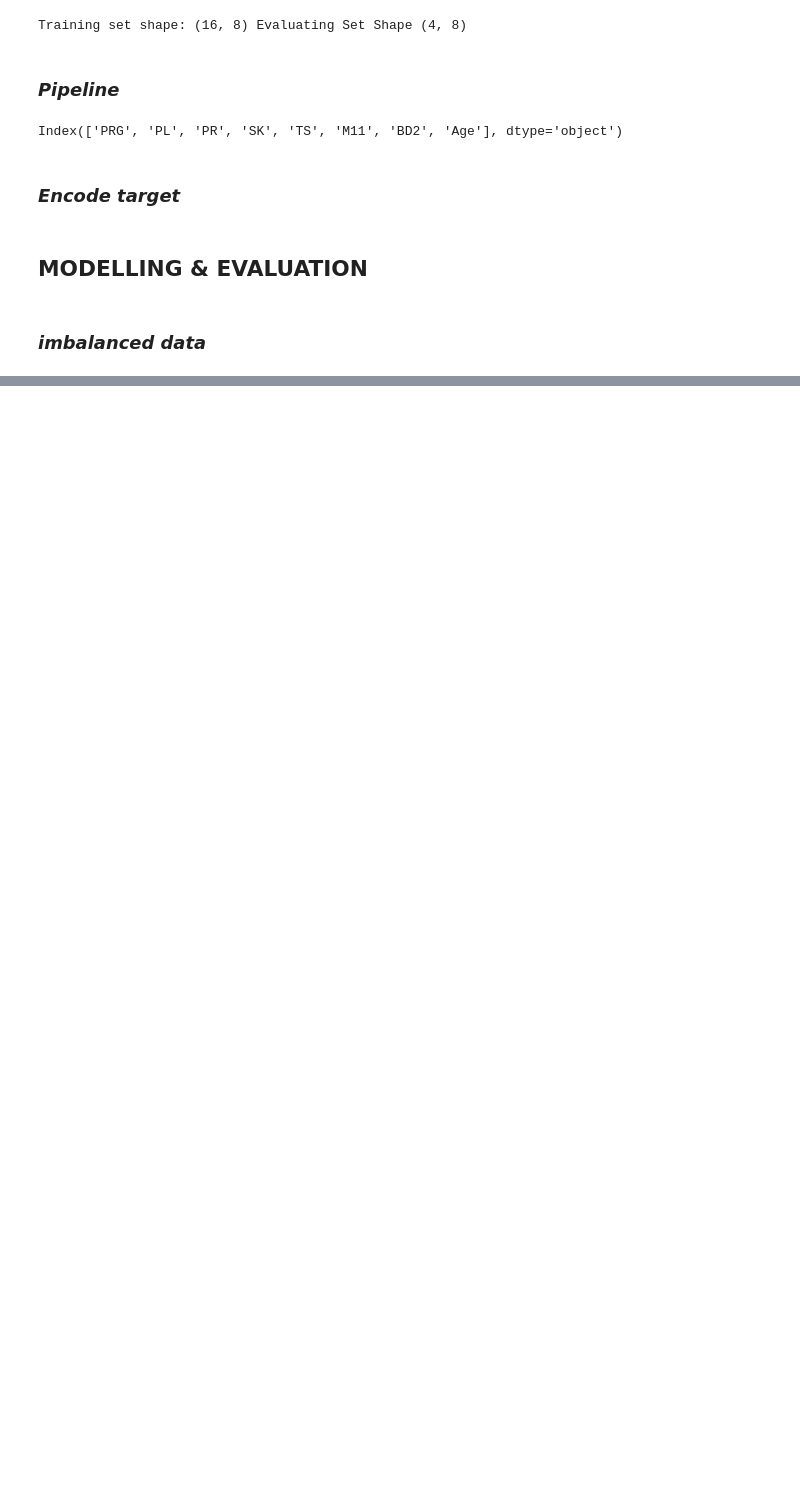
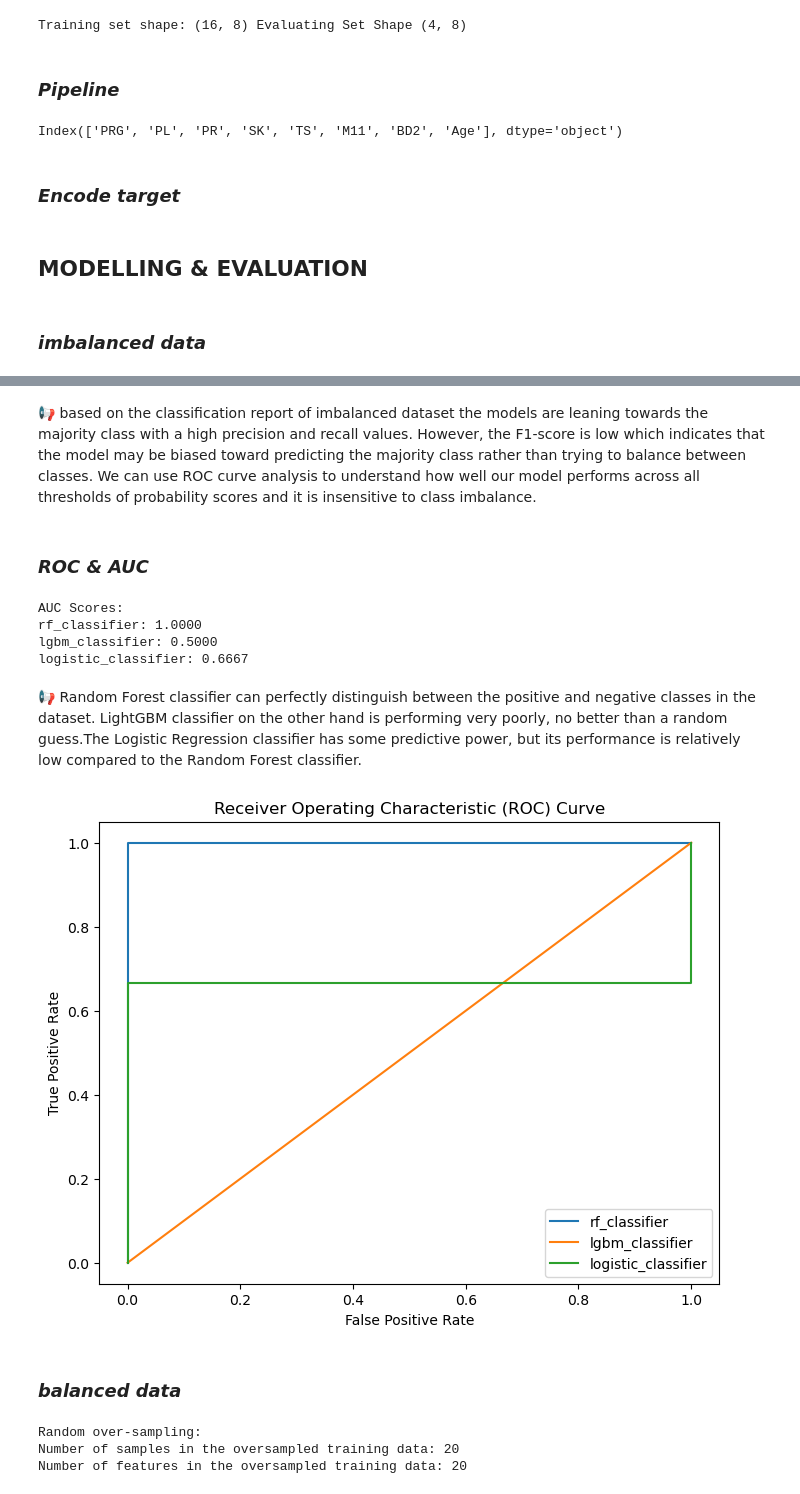
Before and after one commit to Code-str8/sepsis-prediction-api, a Jupyter notebook: sepsis.ipynb, the cells around one changed output, grey strips where cells are left out. Saved outputs shown, nothing was run; the diff lists cells and outputs as text; code cells hidden in the pictures; blank space fills up the shorter version.

Commit message:
documentation of model in notebook

```diff
--- a/sepsis.ipynb
+++ b/sepsis.ipynb
@@ -112,7 +120,7 @@ test
 | 168 | ICU200777 | 1 | 93 | 70 | 31 | 0 | 30.4 | 0.315 | 23 | 1 |
 # %%
 #load train df_trainset
-df_train = pd.df_trainFrame(pd.read_csv('df_trainset\Paitients_Files_Train.csv')).head(20)
+df_train = pd.DataFrame(pd.read_csv('dataset\Paitients_Files_Train.csv')).head(20)
 df_train
 # %% [output]
 |  | ID | PRG | PL | PR | SK | TS | M11 | BD2 | Age | Insurance | Sepssis |
@@ -565,13 +573,12 @@ Y_eval_encoded = le.transform(Y_eval)
 # %%
 models= [
     ("rf_classifier",RandomForestClassifier(random_state=42)),
-    ("lgbm_classifier", LGBMClassifier(random_state=42,logging_level='Silent')),
-    ("K_classifier", KNeighborsClassifier(n_neighbors=3)),
+    ("lgbm_classifier", LGBMClassifier(random_state=42,verbosity=-1,verbose_eval=False)),
     ("logistic_classifier", LogisticRegression(random_state=42)),
 ]
 
 # empty dictionary
-models_unbalanced_pipelines = {}
+models_imbalanced_pipelines = {}
 
 # Loop through the models
 for classifier_name, classifier in models:
@@ -582,18 +589,18 @@ for classifier_name, classifier in models:
     ])
 
     # Train
-    models_pipeline.fit(X_train, Y_train)
+    models_pipeline.fit(X_train, Y_train_encoded)
 
     # Store pipeline in the dictionary
-    models_unbalanced_pipelines[classifier_name] = models_pipeline
+    models_imbalanced_pipelines[classifier_name] = models_pipeline
 
 # Predict
-for classifier_name, models_balanced_pipeline in models_unbalanced_pipelines.items():
-    Y_pred = models_balanced_pipeline.predict(X_eval)
+for classifier_name, models_pipeline in models_imbalanced_pipelines.items():
+    Y_pred = models_pipeline.predict(X_eval)
 
 
     # classification report metrics
-    model_report = classification_report(Y_eval, Y_pred, target_names=['Negative', 'Positive'])
+    model_report = classification_report(Y_eval_encoded, Y_pred, target_names=['Negative', 'Positive'])
 
 
     print(f"Classification Report for {classifier_name}:\n{model_report}")
@@ -600,0 +626,53 @@ for classifier_name, models_balanced_pipeline in models_unbalanced_pipelines.ite
+# %% [markdown]
+📢 based on the classification report of imbalanced dataset the models are leaning towards the majority class with  a high precision and recall values. However, the F1-score is low which indicates that the model may be biased toward predicting the majority class rather than trying to balance between classes. We can use ROC  curve analysis to understand how well our model performs across all thresholds of probability scores and it is insensitive to class imbalance.
+# %% [markdown]
+### *ROC & AUC*
+# %%
+#area under curve
+roc_curves = {}
+auc_scores = {}
+
+for classifier_name, models_pipeline in models_imbalanced_pipelines.items():
+    Y_pred_proba = models_pipeline.predict_proba(X_eval)[:, 1]
+    fpr, tpr, _ = roc_curve(Y_eval_encoded, Y_pred_proba)
+    roc_curves[classifier_name] = (fpr, tpr)
+    auc_scores[classifier_name] = roc_auc_score(Y_eval_encoded, Y_pred_proba)
+
+print("AUC Scores:")
+for classifier_name, auc in auc_scores.items():
+    print(f"{classifier_name}: {auc:.4f}")
+# %% [output]
+AUC Scores:
+rf_classifier: 1.0000
+lgbm_classifier: 0.5000
+logistic_classifier: 0.6667
+# %% [markdown]
+📢 Random Forest classifier can perfectly distinguish between the positive and negative classes in the dataset. LightGBM classifier on the other hand is performing very poorly, no better than a random guess.The Logistic Regression classifier has some predictive power, but its performance is relatively low compared to the Random Forest classifier.
+# %%
+plt.subplots(figsize=(8, 6))
+for classifier_name, (fpr, tpr) in roc_curves.items():
+    plt.plot(fpr, tpr, label=classifier_name)
+
+
+#plt.plot([0, 1], [0, 1], color='darkblue', linestyle='--')
+plt.xlabel('False Positive Rate')
+plt.ylabel("True Positive Rate")
+plt.title('Receiver Operating Characteristic (ROC) Curve')
+plt.legend()
+plt.grid(False)
+plt.show()
+# %% [output]
+[figure, added]
+# %% [markdown]
+### *balanced data*
+# %%
+# RandomOverSampler
+sampler = RandomOverSampler(random_state=42)
+X_train_random, Y_train_random = sampler.fit_resample(X_train ,Y_train_encoded)
+print("Random over-sampling:")
+print("Number of samples in the oversampled training data:",len(Y_train_random))
+print("Number of features in the oversampled training data:",len(X_train_random))
+# %% [output]
+Random over-sampling:
+Number of samples in the oversampled training data: 20
+Number of features in the oversampled training data: 20
```
Also changed, not shown: parts of 17 cells of this notebook, 1 other file.
